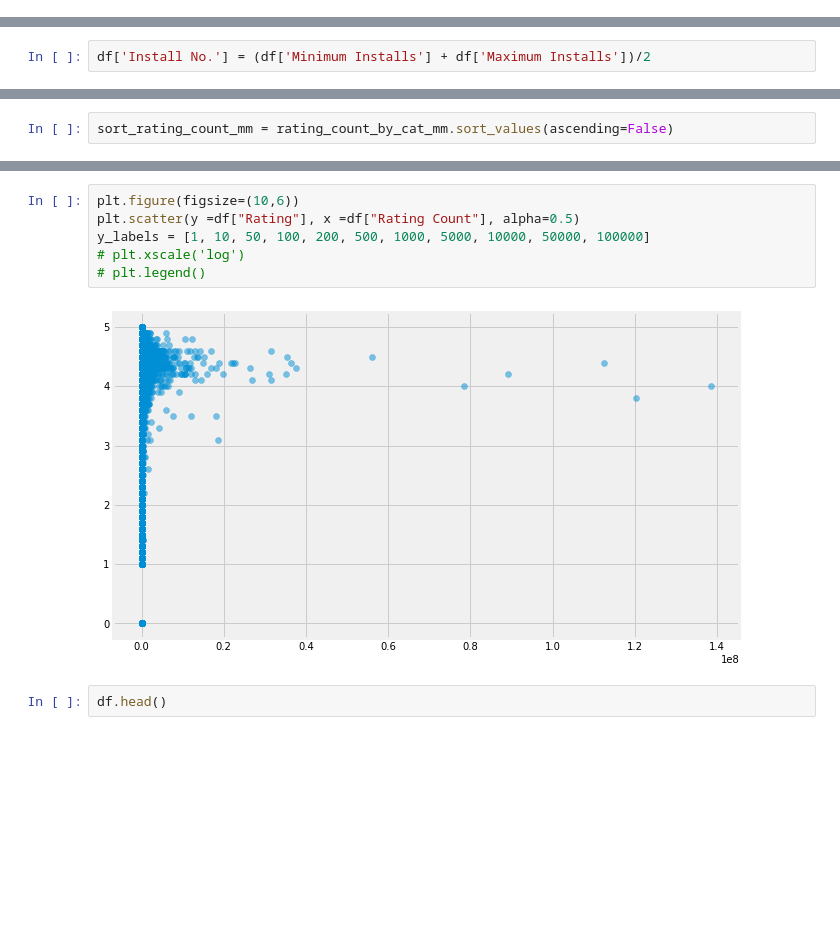
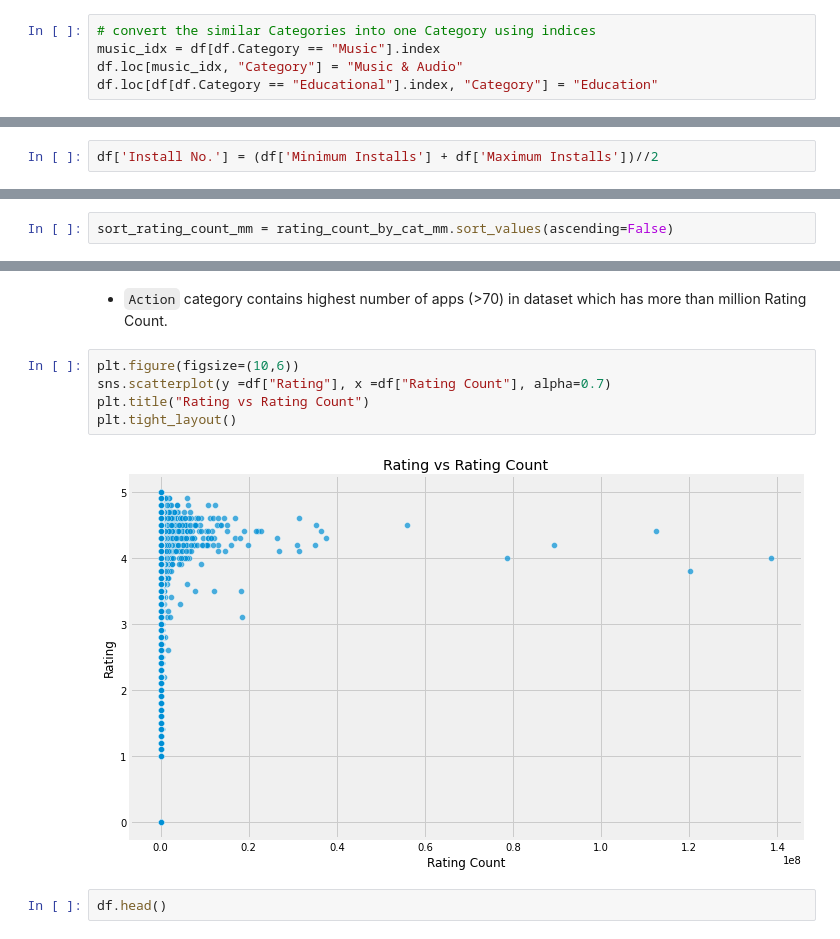
Before and after one commit to pttrupt/EDA-on-Google-play-store-apps-, a Jupyter notebook: EDA_on_applications.ipynb, the cells around one changed output, grey strips where cells are left out. Drawn from its saved outputs; the diff is of its cells as text; blank space fills up the shorter version.

```diff
--- a/EDA_on_applications.ipynb
+++ b/EDA_on_applications.ipynb
@@ -152,0 +207,5 @@ df["Last Updated"] = pd.to_datetime(df["Last Updated"], format='%b %d, %Y')
+# %%
+# convert the similar Categories into one Category using indices
+music_idx = df[df.Category == "Music"].index
+df.loc[music_idx, "Category"] = "Music & Audio"
+df.loc[df[df.Category == "Educational"].index, "Category"] = "Education"
@@ -261,2 +343,2 @@ plt.show()
 # %%
-df['Install No.'] = (df['Minimum Installs'] + df['Maximum Installs'])/2
+df['Install No.'] = (df['Minimum Installs'] + df['Maximum Installs'])//2
@@ -428,11 +501,12 @@ plt.show()
+# %% [markdown]
+- `Action` category contains highest number of apps (>70) in dataset which has more than million Rating Count.
 # %%
 plt.figure(figsize=(10,6))
-plt.scatter(y =df["Rating"], x =df["Rating Count"], alpha=0.5)
-y_labels = [1, 10, 50, 100, 200, 500, 1000, 5000, 10000, 50000, 100000]
-# plt.xscale('log')
-# plt.legend()
+sns.scatterplot(y =df["Rating"], x =df["Rating Count"], alpha=0.7)
+plt.title("Rating vs Rating Count")
+plt.tight_layout()
 # %% [output]
-[figure, old version]
+[figure, new version]
 # %%
 df.head()
 # %% [output]
```
Also changed, not shown: parts of 69 cells of this notebook.
